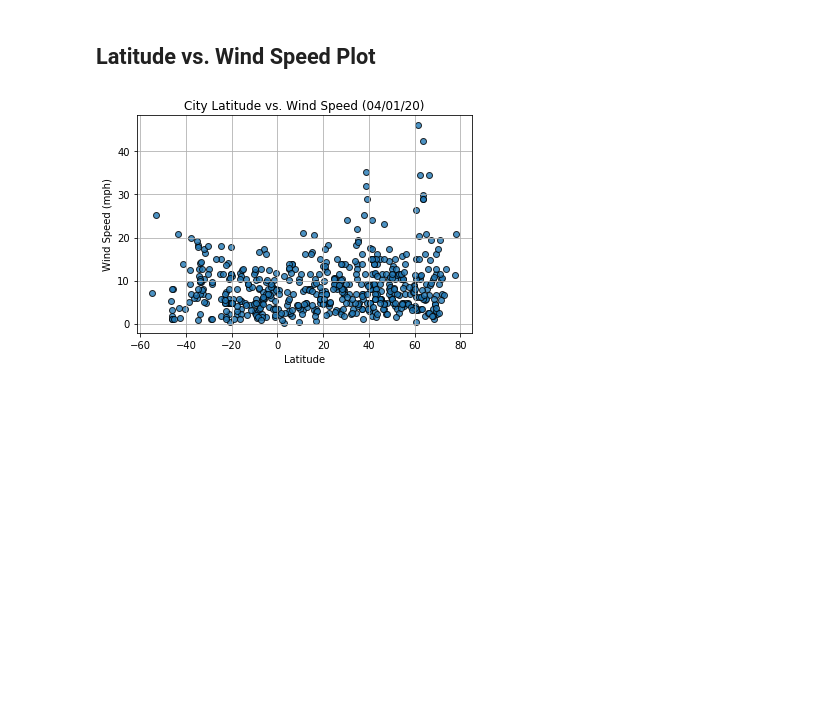
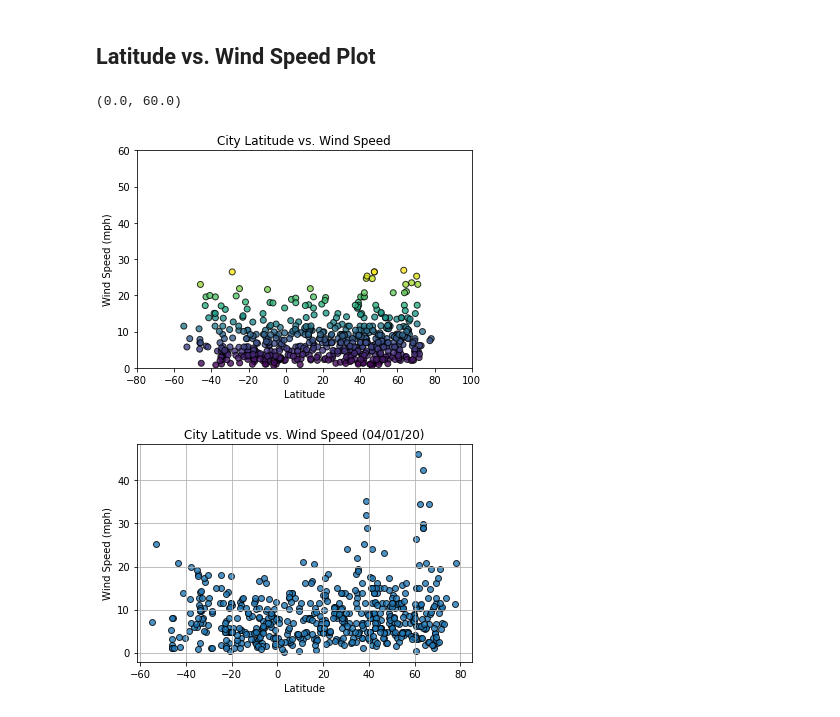
Before and after one commit to SandyGoodell/python-api-challenge, a Jupyter notebook: WeatherPy/WeatherPy.ipynb, the cells around one changed output. Saved outputs shown, nothing was run; the diff lists cells and outputs as text; code cells hidden in the pictures; blank space fills up the shorter version.

```diff
--- a/WeatherPy/WeatherPy.ipynb
+++ b/WeatherPy/WeatherPy.ipynb
@@ -277,6 +290,19 @@ plt.show()
 [figure]
 # %% [markdown]
 ## Latitude vs. Wind Speed Plot
+# %%
+plt.scatter(clean_city_data["Lat"],
+            clean_city_data["Wind Speed"], c=clean_city_data["Wind Speed"],
+            edgecolor="black", linewidths=1, marker="o",
+            cmap='viridis', alpha=0.8, label="City")
+plt.xlabel('Latitude')
+plt.ylabel('Wind Speed (mph)')
+plt.title('City Latitude vs. Wind Speed')
+plt.xlim([-80, 100])
+plt.ylim([0, 60])
+# %% [output]
+(0.0, 60.0)
+[figure, added]
 # %%
 # %% [output]
 [figure]
```
Also changed, not shown: parts of 5 cells of this notebook.
